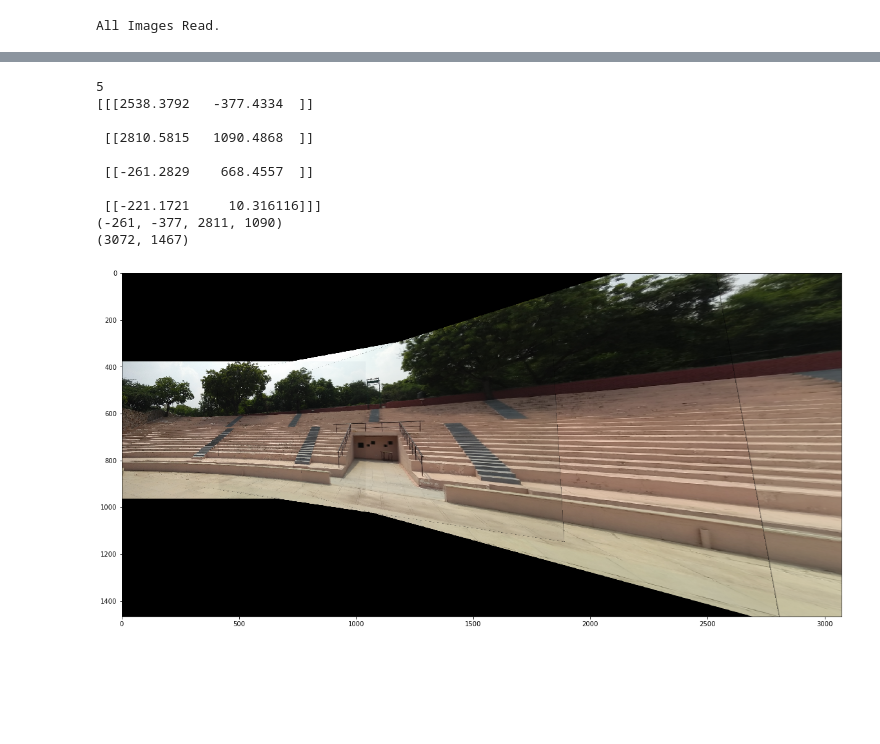
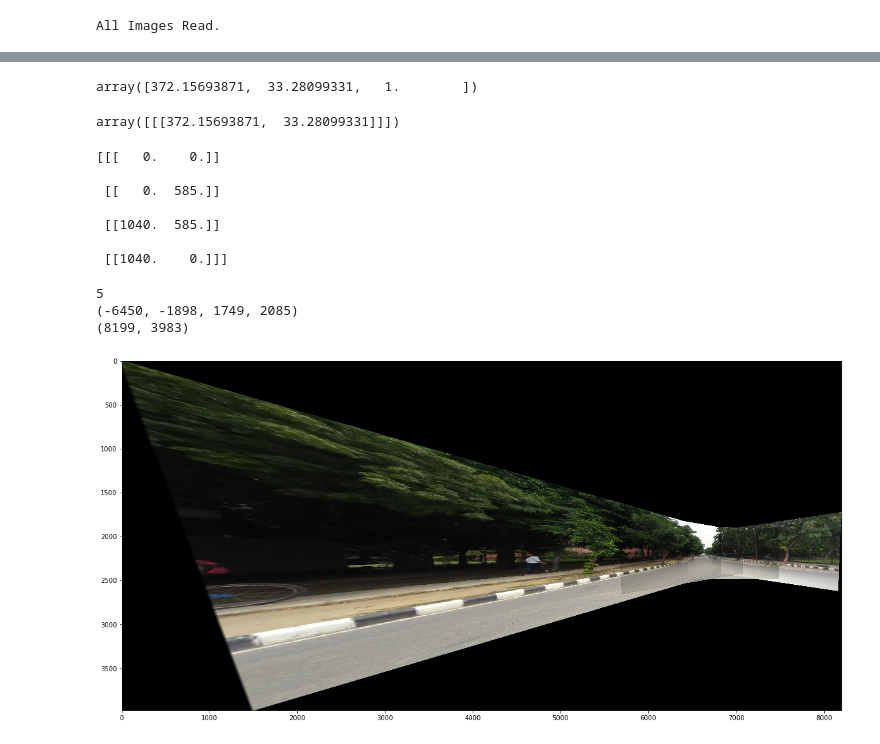
Before and after one commit to krishanudb/computer_vision, a Jupyter notebook: assignment_2/fresh_start.ipynb, the cells around one changed output, grey strips where cells are left out. Cells and saved outputs as stored; diff of their text form; code cells hidden in the pictures; blank space fills up the shorter version.

```diff
--- a/assignment_2/fresh_start.ipynb
+++ b/assignment_2/fresh_start.ipynb
@@ -8,7 +8,7 @@ import cv2
 
 from sklearn.cluster import MiniBatchKMeans
 # %%
-folder = 'InSample1/2'
+folder = 'InSample1/4/'
 
 files = os.listdir(folder)
 pics = {}
@@ -134,5 +134,5 @@ average_matches_per_pair
 # %%
-MIN_MATCH_COUNT=  10
+MIN_MATCH_COUNT = 3
 
 print(MIN_MATCH_COUNT)
 best_match = {}
@@ -160,8 +160,8 @@ for i in kpics.keys():
                 img1, img2, kp1, kp2 = kpics[i], kpics[j], kp[i], kp[j]
                 cimg1, cimg2 = pics[i], pics[j]
 
-                img1_pts = np.float32([ kp1[m.queryIdx].pt for m in good_matches ]).reshape(-1,1,2)
-                img2_pts = np.float32([ kp2[m.trainIdx].pt for m in good_matches ]).reshape(-1,1,2)
+                img1_pts = np.float32([ kp1[m.queryIdx].pt for m in matches_dict[i][j]]).reshape(-1,1,2)
+                img2_pts = np.float32([ kp2[m.trainIdx].pt for m in matches_dict[i][j]]).reshape(-1,1,2)
                 H1, mask = cv2.findHomography(img1_pts, img2_pts, cv2.RANSAC,8, maxIters=2000)
 
                 if type(H1) != type(None) and H1[0][2] > 0:
@@ -178,6 +178,7 @@ for i in kpics.keys():
                         order[j] = i
 
 
-print(best_match)
-print(order)
+# print(best_match)
+# print(order)
+# print(bm)
 # %% [output]
@@ -223,6 +224,7 @@ for key in best_match.keys():
     result = cv2.warpPerspective(img1, Ht.dot(H), (xmax-xmin, ymax-ymin))
     result[t[1]:h1+t[1],t[0]:w1+t[0]] = img2
 
+    result = cv2.resize(result,None,fx=0.25,fy=0.25)
     result = cv2.cvtColor(result, cv2.COLOR_BGR2RGB)
 
     plt.figure(figsize=(20, 10))
@@ -269,10 +293,34 @@ while key in best_match.keys():
+# %%
+x, y = 0., 0.
+
+i = 3
+# %%
+np.dot(H_dict[order_list[i]], [x, y, 1])/np.dot(H_dict[order_list[i]], [x, y, 1])[2]
+# %% [output]
+array([372.15693871,  33.28099331,   1.        ])
+# %%
+cv2.perspectiveTransform(np.array([[[x, y]]]), H_dict[order_list[i]])
+# %% [output]
+array([[[372.15693871,  33.28099331]]])
+# %%
+print(pts1)
+# %% [output]
+[[[   0.    0.]]
+
+ [[   0.  585.]]
+
+ [[1040.  585.]]
+
+ [[1040.    0.]]]
 # %%
 last = -1
+first = 0
 
 img2 = pics[order_list[last]]
-img1 = pics[order_list[0]]
+img1 = pics[order_list[first]]
 
 print(order_list[last])
+
 h1,w1 = img1.shape[:2]
 h2,w2 = img2.shape[:2]
 
@@ -280,55 +328,48 @@ pts1 = np.float32([[0,0],[0,h1],[w1,0],[w1,h1]]).reshape(-1, 1, 2)
 pts2 = np.float32([[0,0],[0,h2],[w2,0],[w2,h2]]).reshape(-1, 1, 2)
 
 
-pts2_t = cv2.perspectiveTransform(pts2, bm[order_list[last]])
-pts = np.concatenate((pts1, pts2_t), axis=0)
+pts2_t = cv2.perspectiveTransform(pts2, H_dict[order_list[last]])
+pts1_t = cv2.perspectiveTransform(pts1, H_dict[order_list[first]])
 
-# print(pts1)
-print(pts2_t)
+pts = np.concatenate((pts1_t, pts2_t), axis=0)
+
 
 [xmin, ymin] = np.int32(pts.min(axis=0).ravel() - 0.5)
 [xmax, ymax] = np.int32(pts.max(axis=0).ravel() + 0.5)
 print(xmin, ymin, xmax, ymax)
 
-Ht = np.reshape(np.array([1, 0, 0, 0, 1, -ymin, 0, 0, 1]), (3, 3))
+Ht = np.reshape(np.array([1, 0, -xmin, 0, 1, -ymin, 0, 0, 1]), (3, 3))
 
 dsize = (xmax - xmin, ymax - ymin)
 print(dsize)
-result2 = cv2.warpPerspective(img2, Ht.dot(bm[order_list[last]]), dsize)
+result2 = cv2.warpPerspective(img2, Ht.dot(H_dict[order_list[last]]), dsize)
 present2 = (result2 != 0).astype(np.int8)
 
-result1 = cv2.warpPerspective(img1, Ht.dot(np.eye(3)), dsize)
+result1 = cv2.warpPerspective(img1, Ht.dot(H_dict[order_list[first]]), dsize)
 present1 = (result1 != 0).astype(np.int8)
 
 result = result1 * present1 + result2 * present2
 present = present1 + present2
 
 for i in order_list[1:last]:
     img3 = pics[i]
-    result3 = cv2.warpPerspective(img3, Ht.dot(bm[i]), dsize)
+    result3 = cv2.warpPerspective(img3, Ht.dot(H_dict[i]), dsize)
     present3 = (result3 != 0).astype(np.int8)
 
-    result = result + result3 * present3
+    result = result + result3
     present = present + present3
 
 result = result / (present + 0.0001)
 
 result = result.astype(np.uint8)
 
 result = cv2.cvtColor(result, cv2.COLOR_BGR2RGB)
 
 plt.figure(figsize=(20, 10))
 plt.imshow(result)
 plt.show()
 # %% [output]
 5
-[[[2538.3792   -377.4334  ]]
-
- [[2810.5815   1090.4868  ]]
-
- [[-261.2829    668.4557  ]]
-
- [[-221.1721     10.316116]]]
-(-261, -377, 2811, 1090)
-(3072, 1467)
+(-6450, -1898, 1749, 2085)
+(8199, 3983)
-[figure, old version]
+[figure, new version]
```
Also changed, not shown: parts of 6 cells of this notebook.
